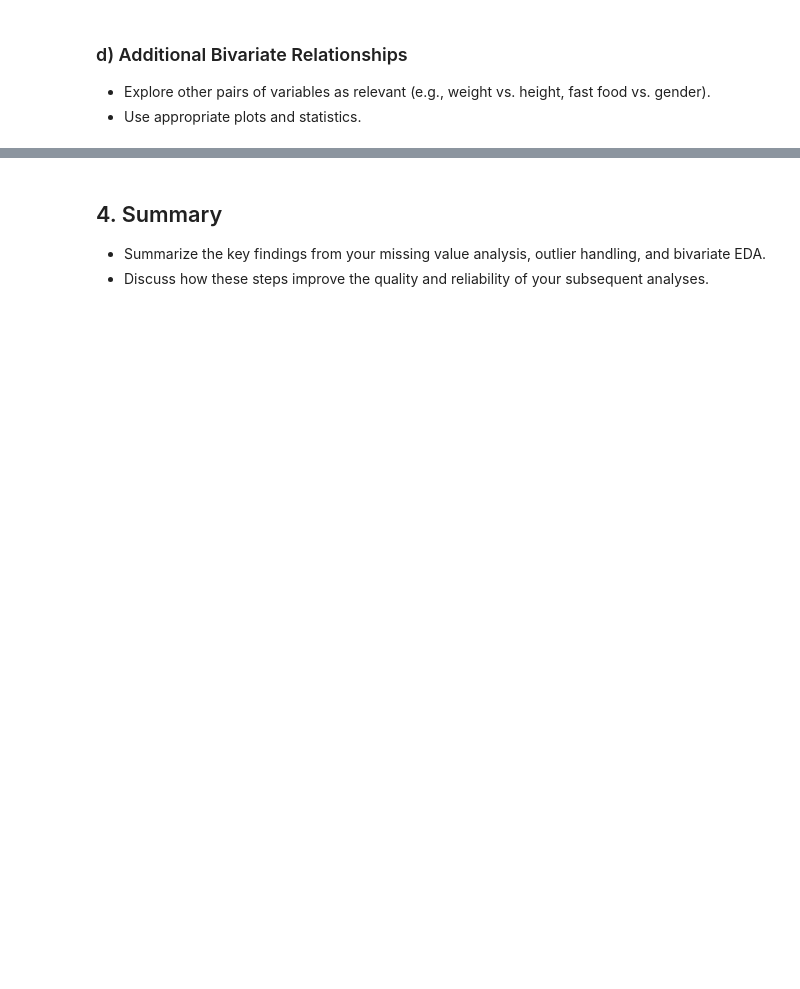
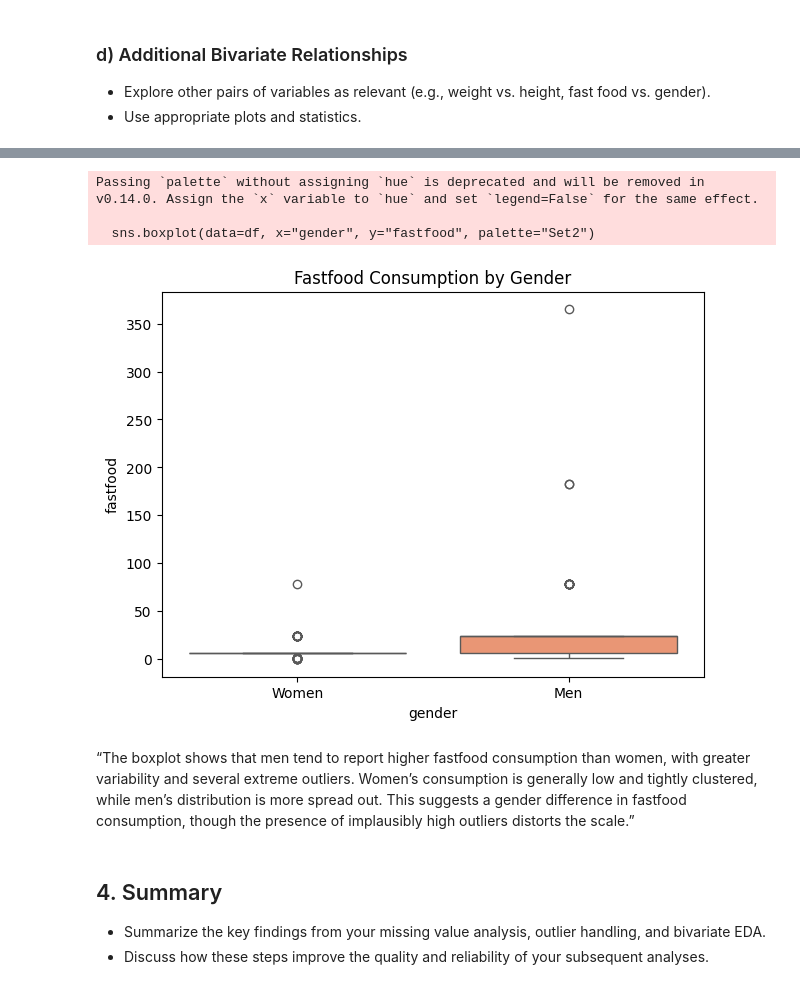
Before and after one commit to chandlershortlidge/lab-eda-bmi, a Jupyter notebook: your-code/Descriptive_Analysis_BMI.ipynb, the cells around one changed output, grey strips where cells are left out. Drawn from its saved outputs; the diff is of its cells as text; code cells hidden in the pictures; blank space fills up the shorter version.

```diff
--- a/your-code/Descriptive_Analysis_BMI.ipynb
+++ b/your-code/Descriptive_Analysis_BMI.ipynb
@@ -447,3 +497,16 @@ The correlation between fastfood consumption and BMI is distorted by extreme out
+# %%
+plt.figure(figsize=(7,5))
+sns.boxplot(data=df, x="gender", y="fastfood", palette="Set2")
+plt.xticks([0,1], ["Women", "Men"])
+plt.title("Fastfood Consumption by Gender")
+plt.show()
+# %% [output]
+Passing `palette` without assigning `hue` is deprecated and will be removed in v0.14.0. Assign the `x` variable to `hue` and set `legend=False` for the same effect.
+
+  sns.boxplot(data=df, x="gender", y="fastfood", palette="Set2")
+[figure, added]
+# %% [markdown]
+“The boxplot shows that men tend to report higher fastfood consumption than women, with greater variability and several extreme outliers. Women’s consumption is generally low and tightly clustered, while men’s distribution is more spread out. This suggests a gender difference in fastfood consumption, though the presence of implausibly high outliers distorts the scale.”
 # %% [markdown]
 ## 4. Summary
 
```
Also changed, not shown: parts of 9 cells of this notebook.
